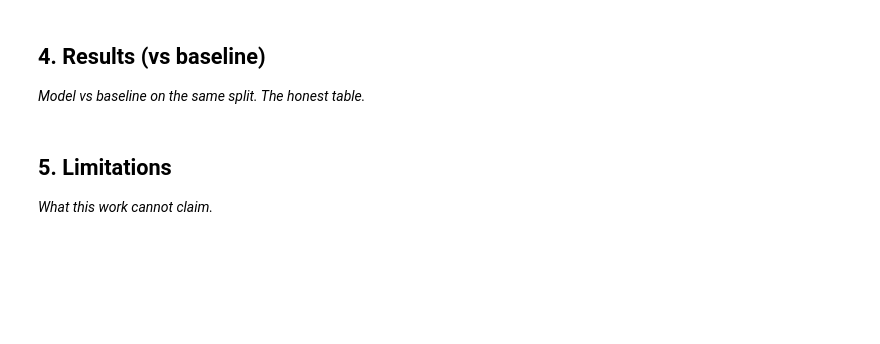
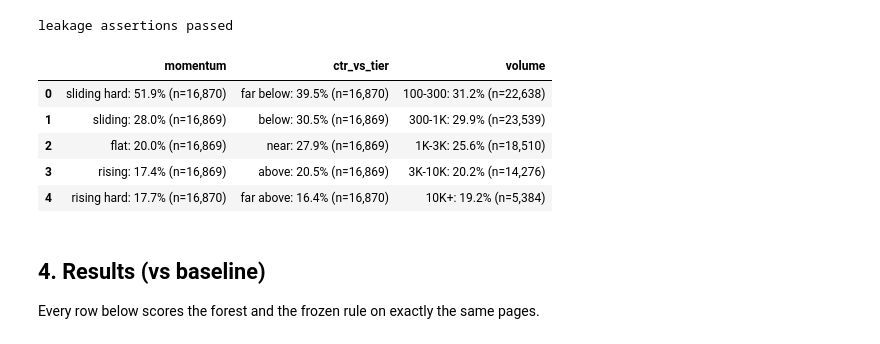
Before and after one commit to hassanali241/FlyRank, a Jupyter notebook: work/notebooks/capstone.ipynb, the cells around one changed output. Cells and saved outputs as stored; diff of their text form; code cells hidden in the pictures; blank space fills up the shorter version.

```diff
--- a/work/notebooks/capstone.ipynb
+++ b/work/notebooks/capstone.ipynb
@@ -18,0 +49,14 @@ This skeleton is yours to fill. Work the sections **in order** — each one has
+# %%
+MONTHS = [("2026-02", "2026-03"), ("2026-03", "2026-04"), ("2026-04", "2026-05"), ("2026-05", "2026-06")]
+frames = {}
+for feature_month, label_month in MONTHS:
+    d = W.build_frame(con, feature_month, label_month)
+    d["tier"] = pd.cut(d["avg_position"], [0, 3, 10, 20, 50, np.inf], labels=False, include_lowest=True)
+    frames[label_month] = d
+
+overview = pd.DataFrame({
+    f"decision {m}-01": {"feature month": d["feature_month"].iloc[0], "pages": len(d),
+                         "clients": d["client_hash_id"].nunique(), "declined (base rate)": round(d["label"].mean(), 3)}
+    for m, d in frames.items()
+}).T
+overview
@@ -19,8 +130,61 @@ This skeleton is yours to fill. Work the sections **in order** — each one has
+# %%
+FEATURES = W.FIVE_FEATURES + ["ctr_pct", "ctr_gap"]
+LABEL_SIDE = {"imp_next", "change_pct", "client_median_change", "vs_client", "label", "lost_per_day"}
+SNAPSHOT = {"content_updated_date", "last_optimized_date", "word_count", "char_count", "is_deleted", "is_published"}
+PRODUCT_FLAGS = {"health_score", "priority_score", "action_type", "needs_ctr_fix", "is_quick_win"}
+
+for m, d in frames.items():
+    assert pd.Period(d["feature_month"].iloc[0]) + 1 == pd.Period(m), "windows out of order"
+assert not set(FEATURES) & (LABEL_SIDE | SNAPSHOT), "leaky feature"
+assert not any(set(d.columns) & PRODUCT_FLAGS for d in frames.values()), "product flag present"
+
+def add_ctr_gap(train, *others):
+    med = train.groupby("tier")["ctr_pct"].median()
+    for d in (train, *others):
+        d["ctr_gap"] = d["ctr_pct"] - d["tier"].map(med)
+
+def rule_score(d):
+    med = d.groupby("tier")["ctr_pct"].transform("median")
+    flagged = d["momentum"].lt(-0.1) & (d["ctr_pct"] - med).lt(0)
+    return np.where(flagged, -d["momentum"], 0.0)
+
+def forest():
+    return RandomForestClassifier(n_estimators=300, min_samples_leaf=50, n_jobs=-1, random_state=SEED)
+
+def metrics(y, s, lost):
+    y, s = np.asarray(y), np.asarray(s)
+    return {"ROC AUC": roc_auc_score(y, s), "avg precision": average_precision_score(y, s),
+            "P@50": W.precision_at_k(s, y, 50), "P@500": W.precision_at_k(s, y, 500),
+            "demand@50": W.demand_captured_at_k(s, y, lost, 50), "base rate": y.mean(), "rows": len(y)}
+print("leakage assertions passed")
+# %% [output]
+leakage assertions passed
+# %%
+# Signal checks behind the rule (April decision, as in week 4).
+april = frames["2026-04"].copy()
+april["ctr_gap_global"] = april["ctr_pct"] - april.groupby("tier")["ctr_pct"].transform("median")
+signals = {}
+for name, col, labels in [
+    ("momentum", "momentum", ["sliding hard", "sliding", "flat", "rising", "rising hard"]),
+    ("ctr_vs_tier", "ctr_gap_global", ["far below", "below", "near", "above", "far above"]),
+]:
+    b = pd.qcut(april[col].rank(method="first"), 5, labels=labels)
+    t = april.groupby(b, observed=True)["label"].agg(n="size", rate="mean")
+    signals[name] = [{"bucket": str(k), "n": int(v["n"]), "rate": round(float(v["rate"]), 4)} for k, v in t.iterrows()]
+vol = pd.cut(april["imp"], [100, 300, 1_000, 3_000, 10_000, np.inf], right=False,
+             labels=["100-300", "300-1K", "1K-3K", "3K-10K", "10K+"])
+t = april.groupby(vol, observed=True)["label"].agg(n="size", rate="mean")
+signals["volume"] = [{"bucket": str(k), "n": int(v["n"]), "rate": round(float(v["rate"]), 4)} for k, v in t.iterrows()]
+signals["base_rate"] = round(float(april["label"].mean()), 4)
+pd.DataFrame({k: [f"{r['bucket']}: {r['rate']:.1%} (n={r['n']:,})" for r in v] for k, v in signals.items() if k != "base_rate"})
+# %% [output]
+|  | momentum | ctr_vs_tier | volume |
+| 0 | sliding hard: 51.9% (n=16,870) | far below: 39.5% (n=16,870) | 100-300: 31.2% (n=22,638) |
+| 1 | sliding: 28.0% (n=16,869) | below: 30.5% (n=16,869) | 300-1K: 29.9% (n=23,539) |
+| 2 | flat: 20.0% (n=16,869) | near: 27.9% (n=16,869) | 1K-3K: 25.6% (n=18,510) |
+| 3 | rising: 17.4% (n=16,869) | above: 20.5% (n=16,869) | 3K-10K: 20.2% (n=14,276) |
+| 4 | rising hard: 17.7% (n=16,870) | far above: 16.4% (n=16,870) | 10K+: 19.2% (n=5,384) |
 # %% [markdown]
 ## 4. Results (vs baseline)
 
-*Model vs baseline on the same split. The honest table.*
+Every row below scores the forest and the frozen rule on exactly the same pages.
-# %% [markdown]
-## 5. Limitations
-
-*What this work cannot claim.*
```
Also changed, not shown: parts of 28 cells of this notebook, 2 other files.
